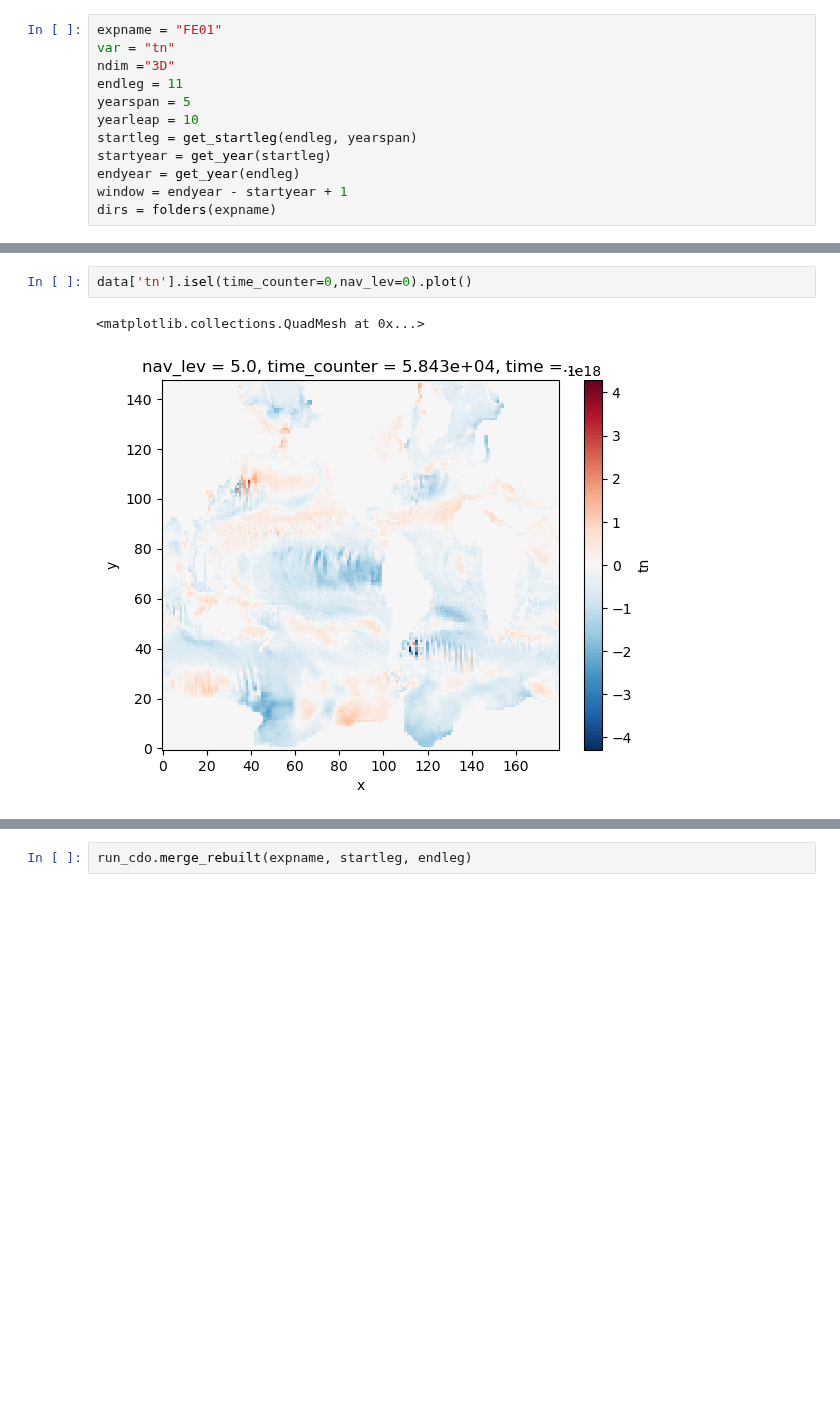
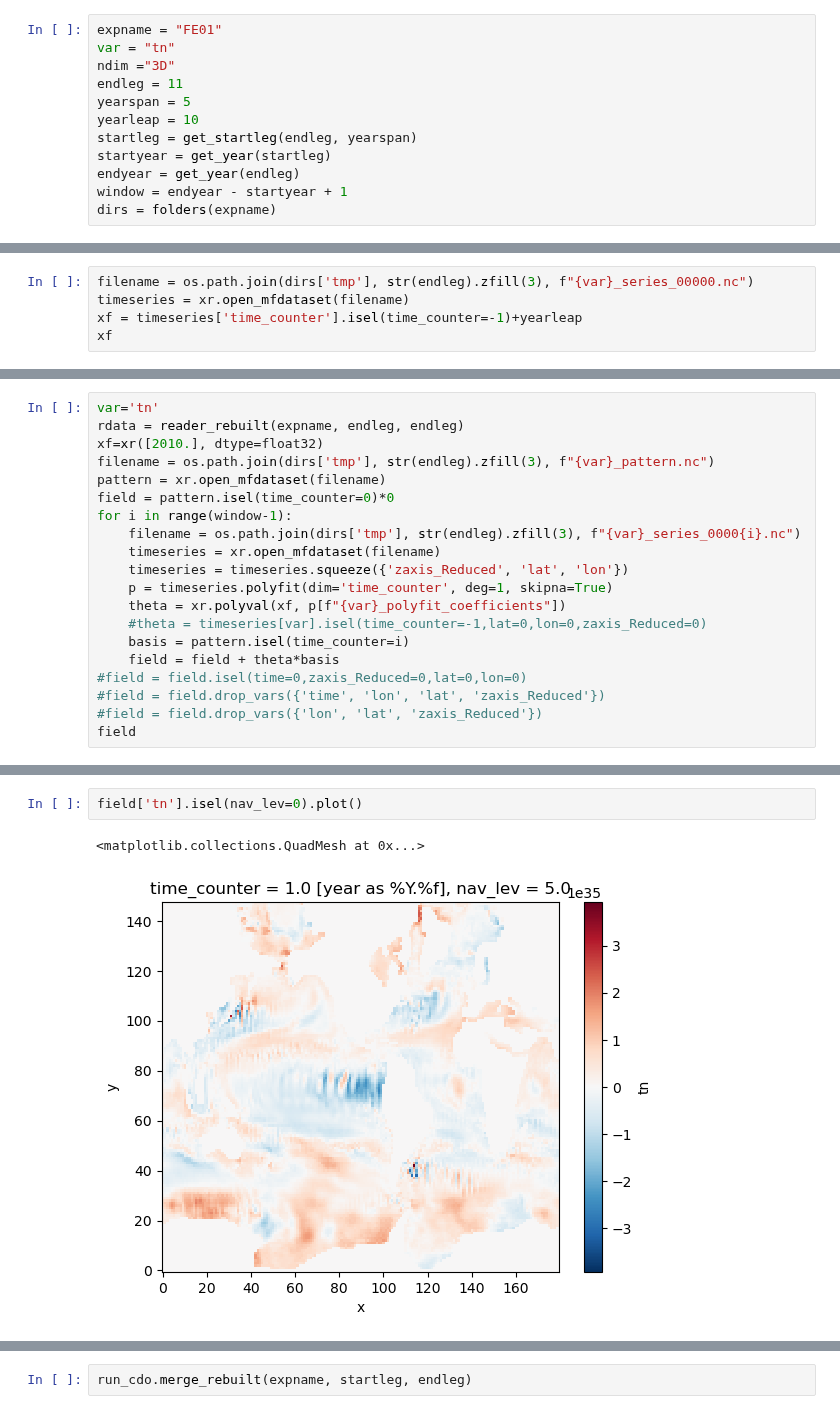
Before and after one commit to asozza/stece, a Jupyter notebook: osprey/notebooks/test_EOF_restart.ipynb, the cells around one changed output, grey strips where cells are left out. Cells and saved outputs as stored; diff of their text form; blank space fills up the shorter version.

```diff
--- a/osprey/notebooks/test_EOF_restart.ipynb
+++ b/osprey/notebooks/test_EOF_restart.ipynb
@@ -47,0 +187,5 @@ Command: 'cdo -settaxis,1996-01-01,00:00:00,1year /ec/res4/scratch/itas/martini/
+# %%
+filename = os.path.join(dirs['tmp'], str(endleg).zfill(3), f"{var}_series_00000.nc")
+timeseries = xr.open_mfdataset(filename)
+xf = timeseries['time_counter'].isel(time_counter=-1)+yearleap
+xf
@@ -47,0 +197,20 @@ Command: 'cdo -settaxis,1996-01-01,00:00:00,1year /ec/res4/scratch/itas/martini/
+# %%
+var='tn'
+rdata = reader_rebuilt(expname, endleg, endleg)
+xf=xr([2010.], dtype=float32)
+filename = os.path.join(dirs['tmp'], str(endleg).zfill(3), f"{var}_pattern.nc")
+pattern = xr.open_mfdataset(filename)
+field = pattern.isel(time_counter=0)*0
+for i in range(window-1):
+    filename = os.path.join(dirs['tmp'], str(endleg).zfill(3), f"{var}_series_0000{i}.nc")
+    timeseries = xr.open_mfdataset(filename)
+    timeseries = timeseries.squeeze({'zaxis_Reduced', 'lat', 'lon'})
+    p = timeseries.polyfit(dim='time_counter', deg=1, skipna=True)
+    theta = xr.polyval(xf, p[f"{var}_polyfit_coefficients"])
+    #theta = timeseries[var].isel(time_counter=-1,lat=0,lon=0,zaxis_Reduced=0)
+    basis = pattern.isel(time_counter=i)
+    field = field + theta*basis
+#field = field.isel(time=0,zaxis_Reduced=0,lat=0,lon=0)
+#field = field.drop_vars({'time', 'lon', 'lat', 'zaxis_Reduced'})
+#field = field.drop_vars({'lon', 'lat', 'zaxis_Reduced'})
+field
@@ -48,5 +255,5 @@ Command: 'cdo -settaxis,1996-01-01,00:00:00,1year /ec/res4/scratch/itas/martini/
 # %%
-data['tn'].isel(time_counter=0,nav_lev=0).plot()
+field['tn'].isel(nav_lev=0).plot()
 # %% [output]
 <matplotlib.collections.QuadMesh at 0x...>
-[figure, old version]
+[figure, new version]
```
Also changed, not shown: parts of 22 cells of this notebook, 2 other files.
